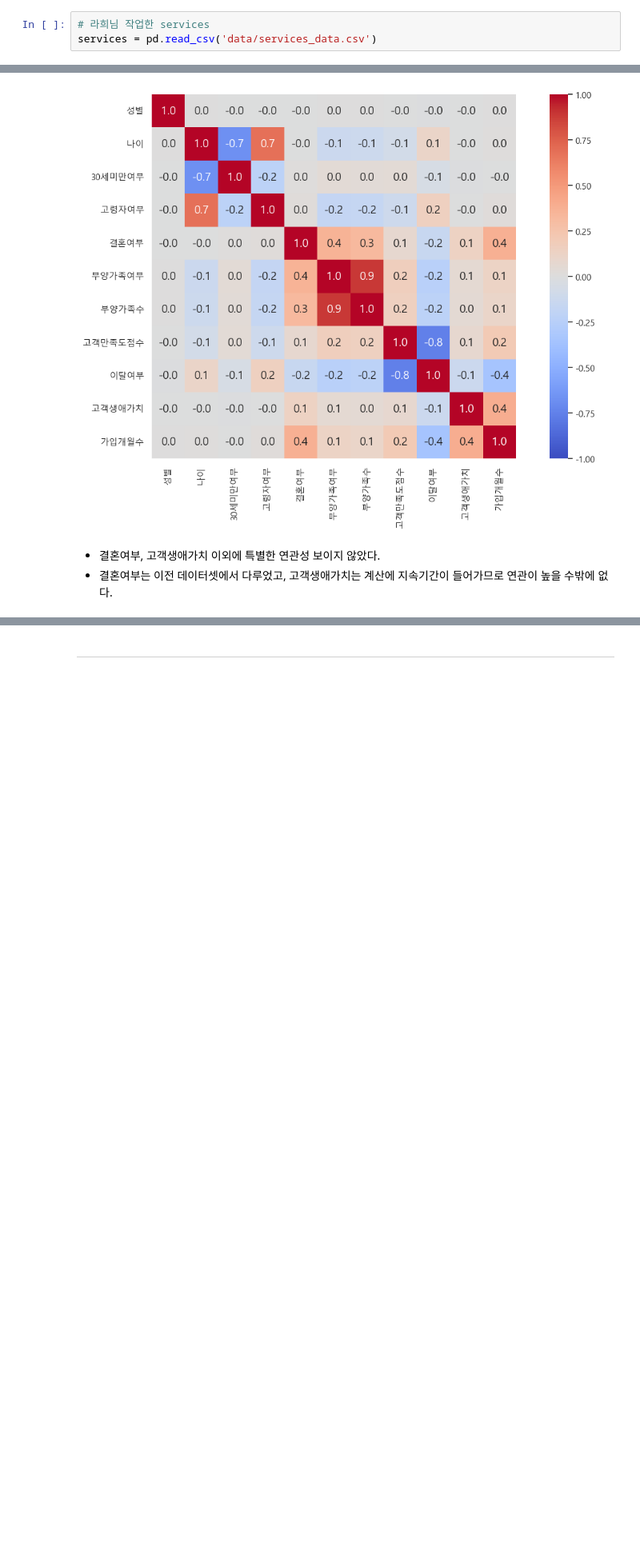
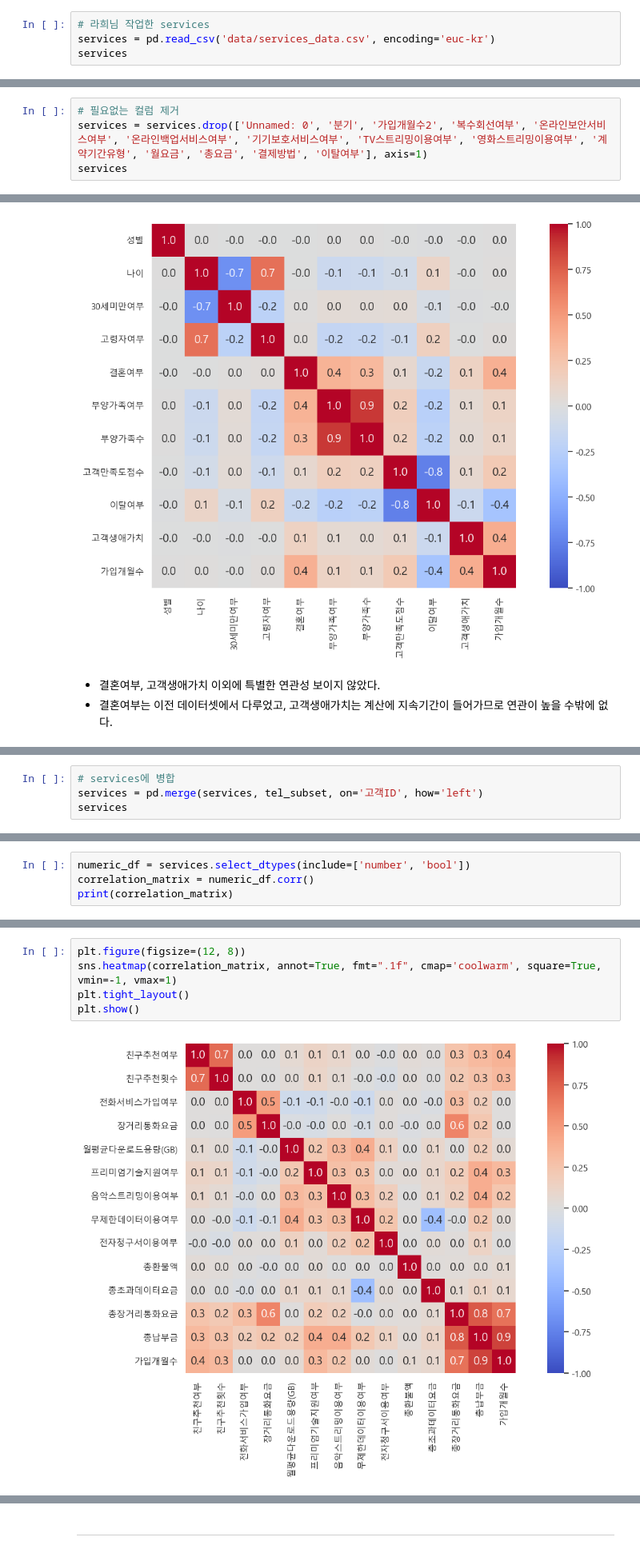
Before and after one commit to Blche/midproject_8, a Jupyter notebook: members/문세희/이탈률 감소방향_가입개월수, 계약기간.ipynb, the cells around one changed output, grey strips where cells are left out. Shown at 80% size. Drawn from its saved outputs; the diff is of its cells as text; blank space fills up the shorter version.

Commit message:
가입개월수 분석 업데이트

```diff
--- a/members/문세희/이탈률 감소방향_가입개월수, 계약기간.ipynb
+++ b/members/문세희/이탈률 감소방향_가입개월수, 계약기간.ipynb
@@ -155,5 +156,6 @@ status
 status = status.drop(['분기','이탈위험점수','이탈유형','이탈사유'], axis=1)
 # %%
 # 라희님 작업한 services
-services = pd.read_csv('data/services_data.csv')
+services = pd.read_csv('data/services_data.csv', encoding='euc-kr')
+services
 # %% [output]
@@ -160,0 +175,4 @@ NameError: name 'pd' is not defined
+# %%
+# 필요없는 컬럼 제거
+services = services.drop(['Unnamed: 0', '분기', '가입개월수2', '복수회선여부', '온라인보안서비스여부', '온라인백업서비스여부', '기기보호서비스여부', 'TV스트리밍이용여부', '영화스트리밍이용여부', '계약기간유형', '월요금', '총요금', '결제방법', '이탈여부'], axis=1)
+services
@@ -235,0 +271,4 @@ plt.show()
+# %%
+# services에 병합
+services = pd.merge(services, tel_subset, on='고객ID', how='left')
+services
@@ -235,0 +289,4 @@ plt.show()
+# %%
+numeric_df = services.select_dtypes(include=['number', 'bool'])
+correlation_matrix = numeric_df.corr()
+print(correlation_matrix)
@@ -235,0 +311,7 @@ plt.show()
+# %%
+plt.figure(figsize=(12, 8))
+sns.heatmap(correlation_matrix, annot=True, fmt=".1f", cmap='coolwarm', square=True, vmin=-1, vmax=1)
+plt.tight_layout()
+plt.show()
+# %% [output]
+[figure, added]
```
Also changed, not shown: parts of 21 cells of this notebook, 1 other file.
